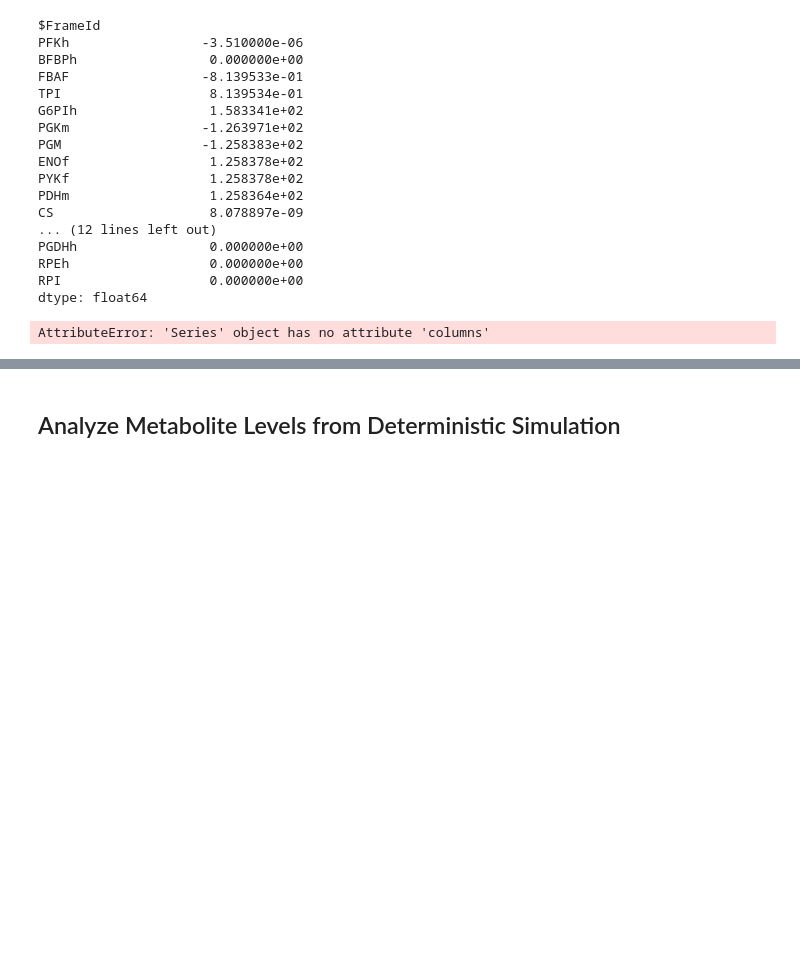
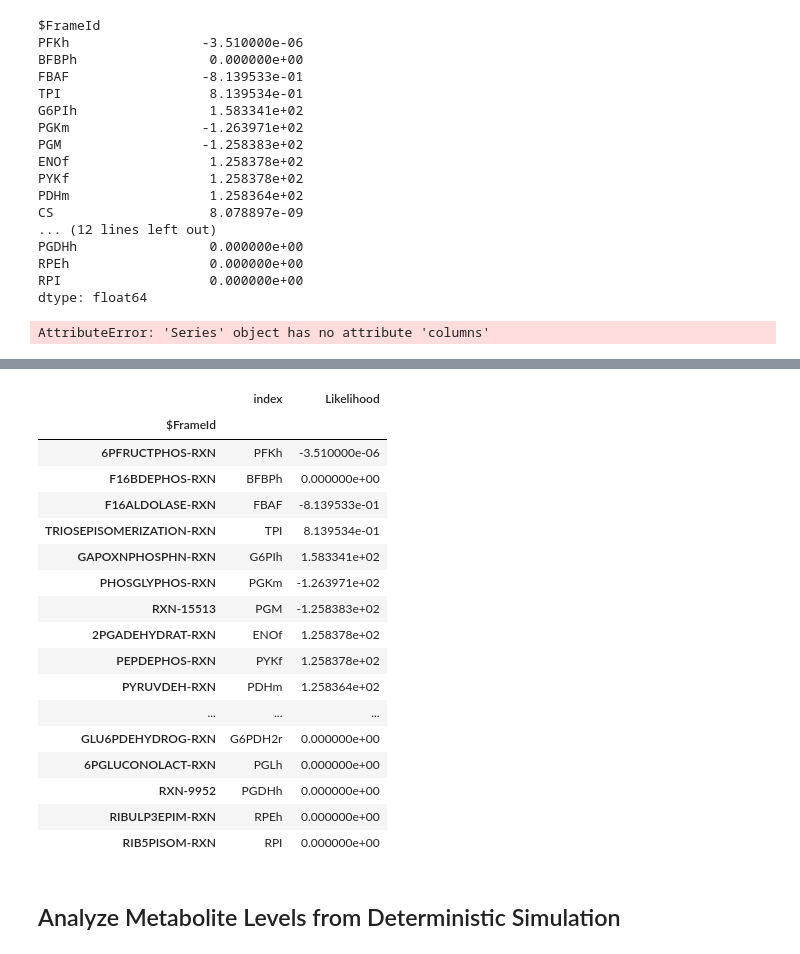
Before and after one commit to nkkchem/Otauri_model, a Jupyter notebook: Ost_PPP_Gly_TCA_v1.ipynb, the cells around one changed output, grey strips where cells are left out. Drawn from its saved outputs; the diff is of its cells as text; code cells hidden in the pictures; blank space fills up the shorter version.

```diff
--- a/Ost_PPP_Gly_TCA_v1.ipynb
+++ b/Ost_PPP_Gly_TCA_v1.ipynb
@@ -570,3 +577,35 @@ dtype: float64
+# %%
+with open('PPP_Gly_TCA_A-COA-Bys1_rxns_mod.dat') as rxnfile:
+    rxnmaps = {}
+    for line in rxnfile:
+        if 'REACTION' in line:
+            rxn_tokens = [token.strip() for token in line.split()]
+            rxnmaps[rxn_tokens[1]] = rxn_tokens[3]
+
+net_likelihoods = pd.read_table('PPP_Gly_TCA_A-COA-Bys1_rxns_mod.ode_lklhd_net_likel.tab',header=None, index_col=0, names=['Likelihood'])
+net_likelihoods['$FrameId'] = pd.Series(rxnmaps, index=rxnmaps.keys())
+net_likelihoods = net_likelihoods.reset_index().set_index('$FrameId')
+net_likelihoods.to_csv('PPP_Gly_TCA_A-COA-Bys1_rxns_mod.cyc',sep='\t')
+net_likelihoods
+# %% [output]
+|  | index | Likelihood |
+| $FrameId |  |  |
+| 6PFRUCTPHOS-RXN | PFKh | -3.510000e-06 |
+| F16BDEPHOS-RXN | BFBPh | 0.000000e+00 |
+| F16ALDOLASE-RXN | FBAF | -8.139533e-01 |
+| TRIOSEPISOMERIZATION-RXN | TPI | 8.139534e-01 |
+| GAPOXNPHOSPHN-RXN | G6PIh | 1.583341e+02 |
+| PHOSGLYPHOS-RXN | PGKm | -1.263971e+02 |
+| RXN-15513 | PGM | -1.258383e+02 |
+| 2PGADEHYDRAT-RXN | ENOf | 1.258378e+02 |
+| PEPDEPHOS-RXN | PYKf | 1.258378e+02 |
+| PYRUVDEH-RXN | PDHm | 1.258364e+02 |
+| ... | ... | ... |
+| GLU6PDEHYDROG-RXN | G6PDH2r | 0.000000e+00 |
+| 6PGLUCONOLACT-RXN | PGLh | 0.000000e+00 |
+| RXN-9952 | PGDHh | 0.000000e+00 |
+| RIBULP3EPIM-RXN | RPEh | 0.000000e+00 |
+| RIB5PISOM-RXN | RPI | 0.000000e+00 |
 # %% [markdown]
 ## Analyze Metabolite Levels from Deterministic Simulation
 # %%
```
Also changed, not shown: parts of 3 cells of this notebook, 2 other files.
